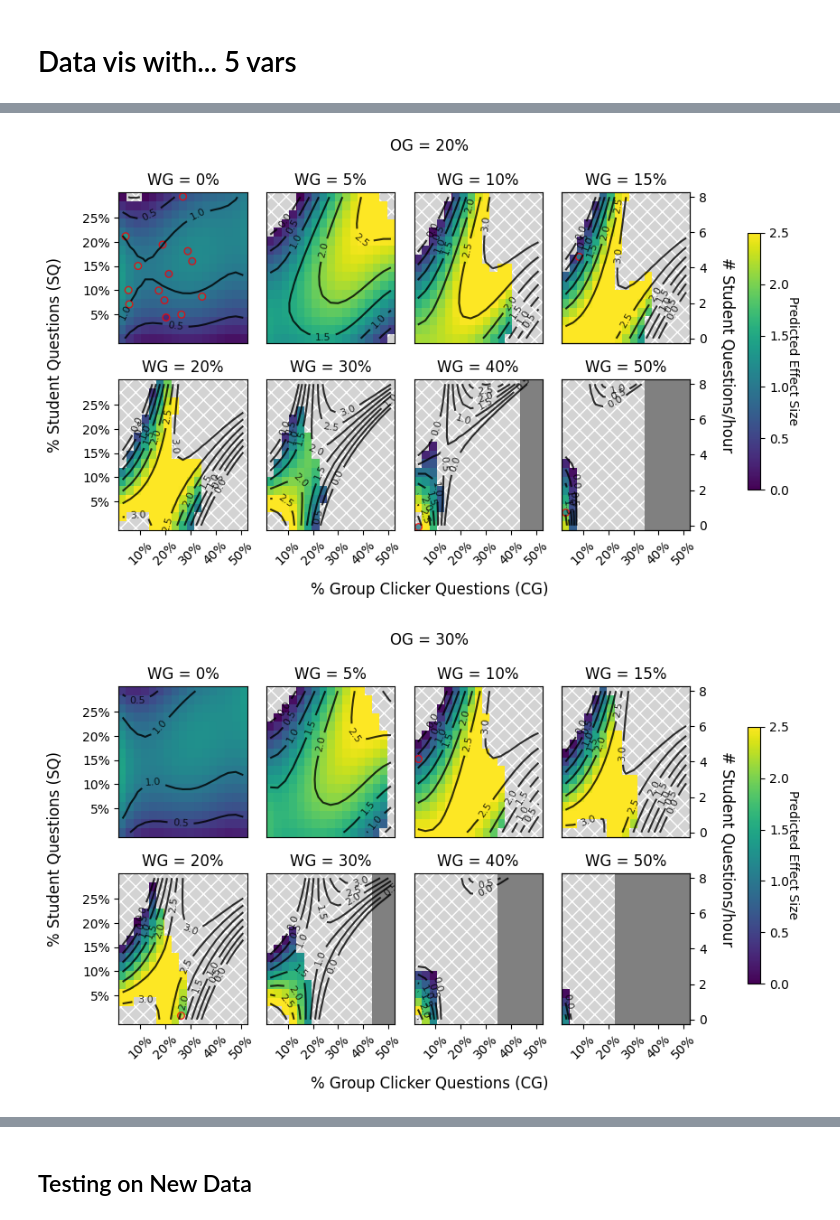
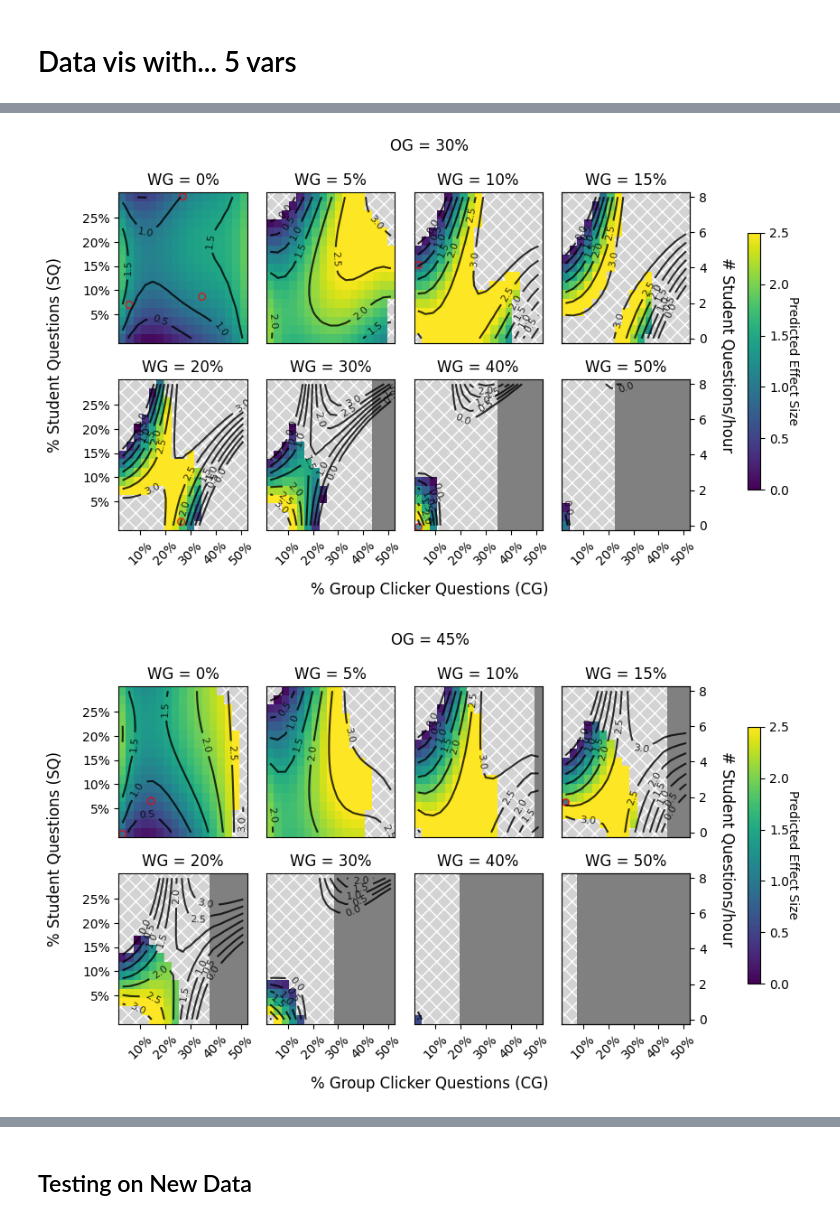
Before and after one commit to oross314/Modeling-Active-Learning-Classrooms, a Jupyter notebook: regression_model.ipynb, the cells around one changed output, grey strips where cells are left out. Saved outputs shown, nothing was run; the diff lists cells and outputs as text; code cells hidden in the pictures.

Commit message:
updated plots n such

```diff
--- a/regression_model.ipynb
+++ b/regression_model.ipynb
@@ -15,6 +15,7 @@ from matplotlib.patches import Rectangle
 #Keep only Lec, CG, WG, and SQ codes (see paper for discussion of feature selection)
 codes_and_CIs = pd.read_csv('Published Data/combined_COPUS_CI_data.csv')
 measured_data = pd.read_csv('Measured Data/measured_data.csv')
+measured_data = measured_data[measured_data['PreMean'] < .6]
 #concat
 codes_and_CIs = pd.concat([codes_and_CIs, measured_data], axis=0, ignore_index=True)
 
@@ -265,7 +577,7 @@ CG_gap, SQ_gap = (CGs[1] - CGs[0])/2, (SQs[1] - SQs[0])/2
 WGs = [0, .05, .1, .15, .2,  .3, .4, .5 ]
 num_cols = 4
 
-OGs = np.linspace(0, .5, 6)
+OGs = [0, .15, .3, .45]
 for OG in OGs:
 
 
@@ -326,9 +638,9 @@ for OG in OGs:
 
     ####plot training data
         if WGs[i] < .25:
-            cut = np.where((np.abs(data[:, 2] - WGs[i]) < .025 ) & (np.abs(data[:, 3] - OG) < .05 )) #################
+            cut = np.where((np.abs(data[:, 2] - WGs[i]) < .025 ) & (np.abs(data[:, 3] - OG) < .075 )) #################
         else:
-            cut = np.where((np.abs(data[:, 2] - WGs[i]) < .05 ) & (np.abs(data[:, 3] - OG) < .05 )) ##################
+            cut = np.where((np.abs(data[:, 2] - WGs[i]) < .05 ) & (np.abs(data[:, 3] - OG) < .075 )) ##################
 
         cut_data, cut_target =  data[cut], target[cut]
         CG_cut = np.where(cut_data[:, 1] < CG_max + CG_gap)
@@ -353,8 +665,6 @@ for OG in OGs:
             ax[ax_x, ax_y].set_yticks([])
 
 
-
-
     fig.text(.9, .5, '# Student Questions/hour', rotation=-90, va='center', ha='left', fontsize=12)
     fig.text(0.5, -0.03, '% Group Clicker Questions (CG)', ha='center', fontsize=12)
     fig.text(-0.03, 0.5, '% Student Questions (SQ)', va='center', rotation='vertical', fontsize=12)
@@ -374,2 +684,2 @@ for OG in OGs:
-[figure, old version]
+[figure, new version]
-[figure, old version]
+[figure, new version]
```
Also changed, not shown: parts of 11 cells of this notebook, 6 other files.
